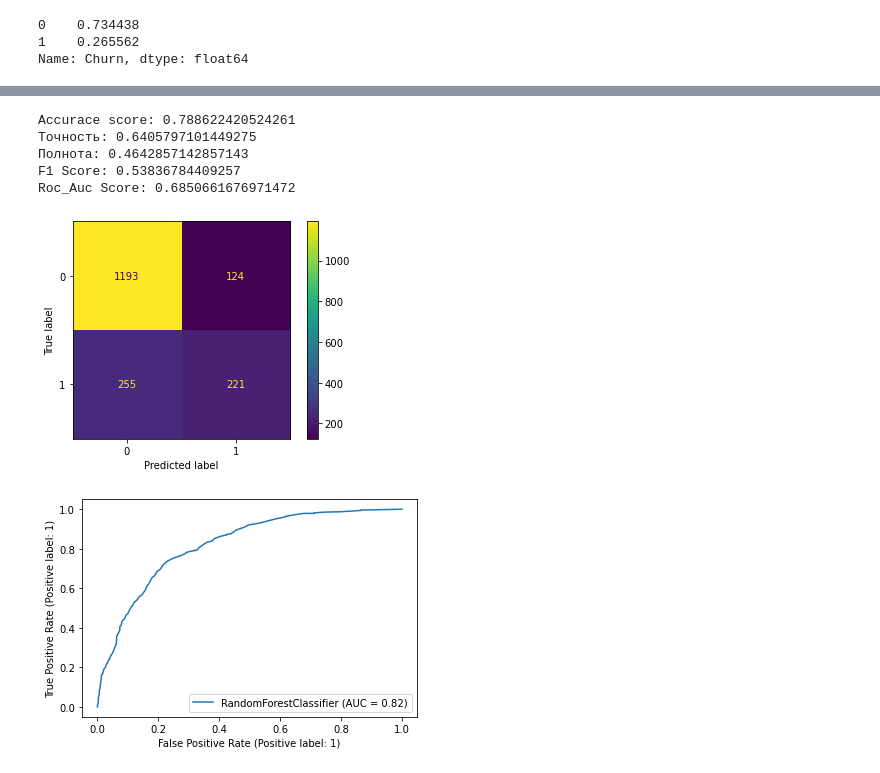
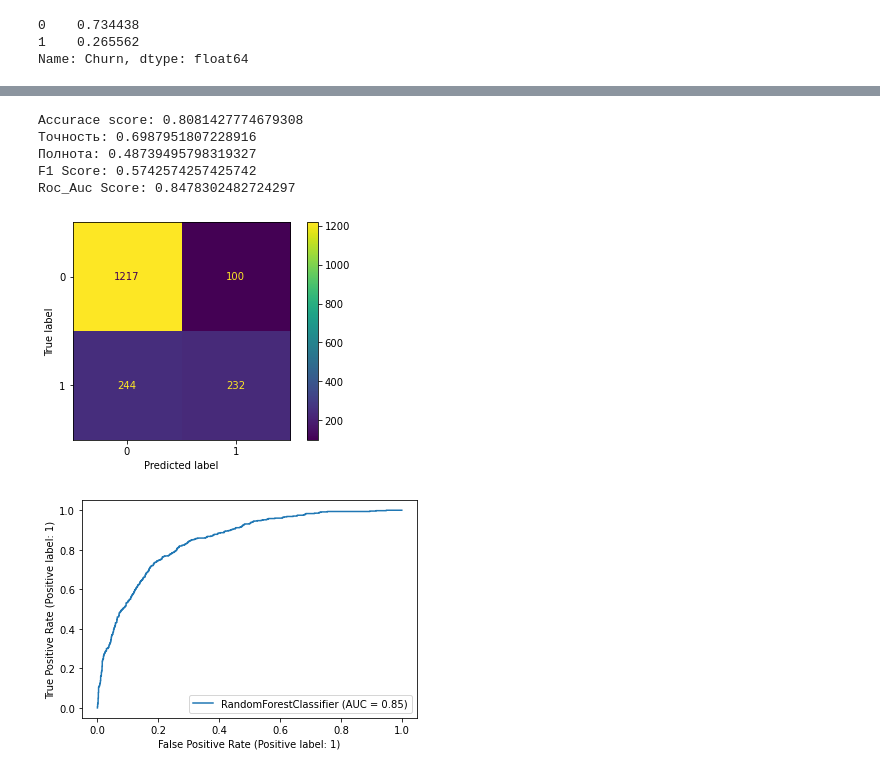
Before and after one commit to vorontsovdg/SB_CourceworkML_1, a Jupyter notebook: CourceWork_Analytics.ipynb, the cells around one changed output, grey strips where cells are left out. Cells and saved outputs as stored; diff of their text form; code cells hidden in the pictures.

```diff
--- a/CourceWork_Analytics.ipynb
+++ b/CourceWork_Analytics.ipynb
@@ -148,0 +109,4 @@ Roc_Auc Score: 0.7186166038169254
+# %%
+log_reg = LogisticRegression(solver='liblinear', penalty='l1')
+log_reg.fit(x_train, y_train)
+eval_model(log_reg, x_test, y_test)
@@ -149,4 +121,5 @@ Roc_Auc Score: 0.7186166038169254
 # %%
-dtc = DecisionTreeClassifier(random_state=42)
+dtc = DecisionTreeClassifier(random_state=42, criterion='entropy', max_depth=7, min_samples_split=5)
 dtc.fit(x_train, y_train)
 y_pred = dtc.predict(x_test)
+eval_model(dtc, x_test, y_test)
@@ -163,15 +134,15 @@ Roc_Auc Score: 0.6563148038258584
 # %%
-rfc = RandomForestClassifier(random_state=42)
+rfc = RandomForestClassifier(random_state=RANDOM_SEED, criterion='gini', max_depth=7, max_features='auto')
 rfc.fit(x_train, y_train)
 eval_model(rfc, x_test, y_test)
 # %% [output]
-Accurace score: 0.788622420524261
-Точность: 0.6405797101449275
-Полнота: 0.4642857142857143
-F1 Score: 0.53836784409257
-Roc_Auc Score: 0.6850661676971472
+Accurace score: 0.8081427774679308
+Точность: 0.6987951807228916
+Полнота: 0.48739495798319327
+F1 Score: 0.5742574257425742
+Roc_Auc Score: 0.8478302482724297
-[figure, old version]
+[figure, new version]
-[figure, old version]
+[figure, new version]
 # %%
 cbc = CatBoostClassifier(iterations=ITERATIONS,
                          learning_rate=LR,
```
Also changed, not shown: parts of 24 cells of this notebook, 1 other file.
